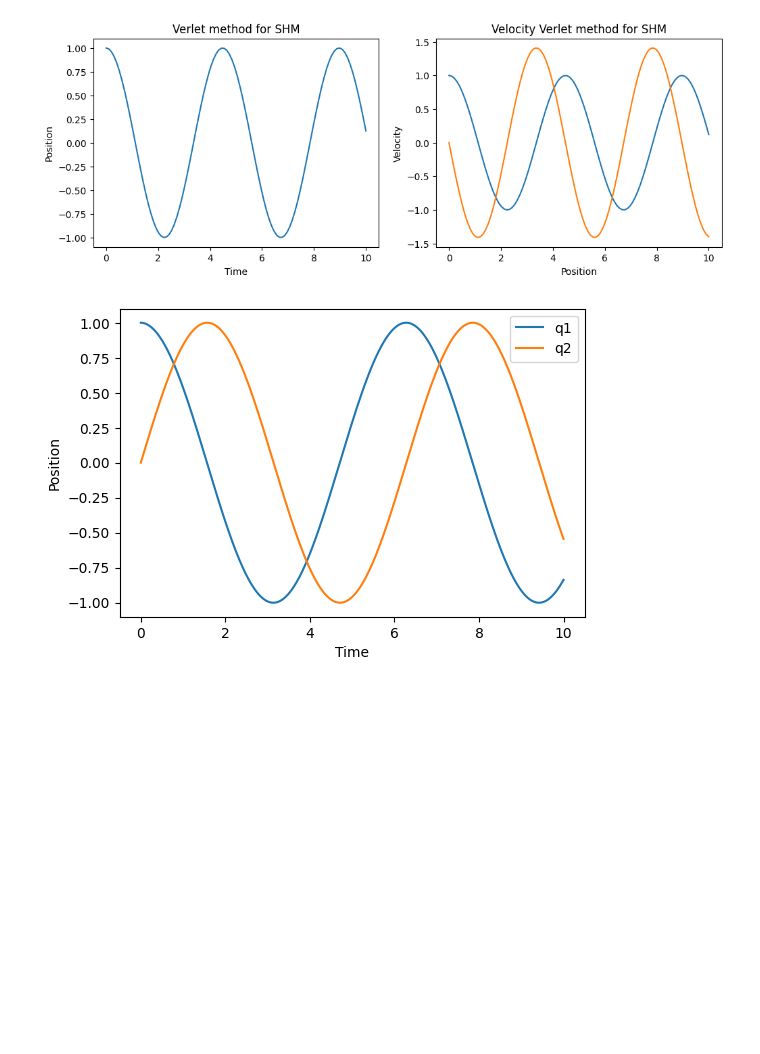
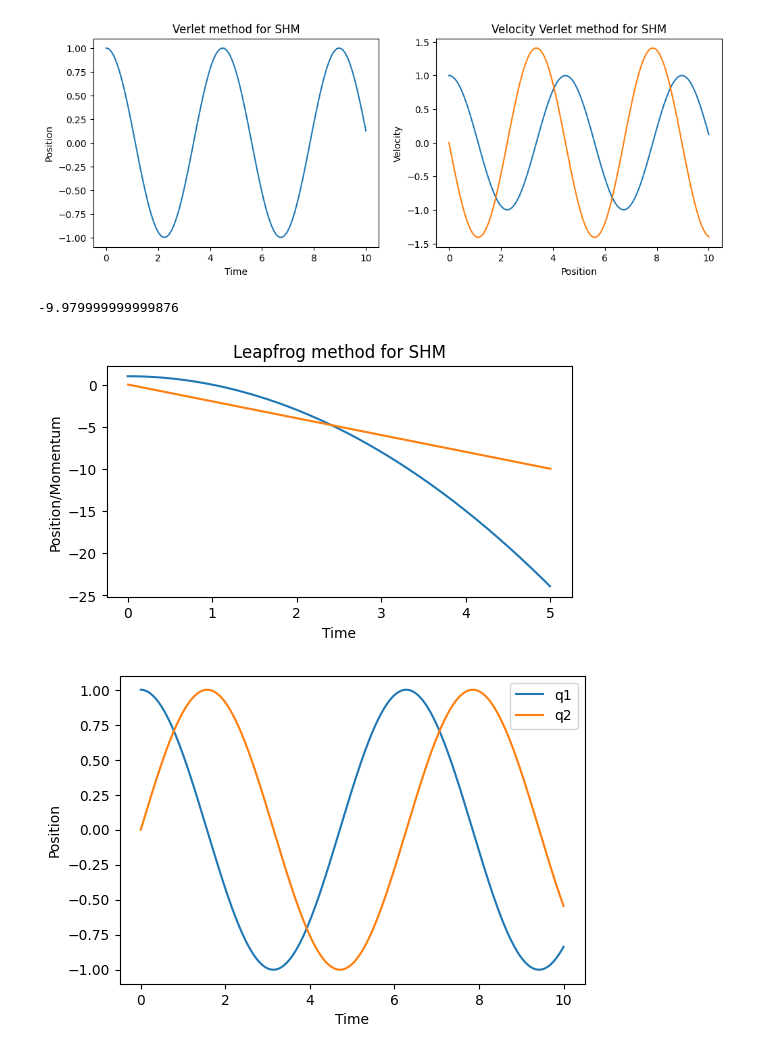
Before and after one commit to chandan-kumarsahu/P452-Computational-Physics, a Jupyter notebook: Midsem/tests_1.ipynb, the cells around one changed output. Drawn from its saved outputs; the diff is of its cells as text; code cells hidden in the pictures; blank space fills up the shorter version.

```diff
--- a/Midsem/tests_1.ipynb
+++ b/Midsem/tests_1.ipynb
@@ -622,6 +657,37 @@ plt.title('Velocity Verlet method for SHM')
 plt.show()
 # %% [output]
 [figure]
+# %%
+# Example force function
+def force(t):
+    # Example: Simple harmonic oscillator force
+    k = 2.0  # Spring constant
+    return -k
+
+# Example initial conditions
+initial_position = 1.0
+initial_momentum = 0.0
+time_step = 0.01
+final_time = 5.0
+
+# Use leapfrogn function to simulate motion
+time_positions, time_momenta, positions, momenta, final_momentum = leap_frog(force, initial_position, initial_momentum, time_step, final_time)
+
+print(final_momentum)
+
+# Plot the phase space diagram
+plt.figure(figsize=(6,3))
+# plt.subplot(1, 2, 1)
+plt.plot(time_positions, positions, label='Position')
+plt.plot(time_momenta, momenta, label='Momentum')
+plt.xlabel('Time')
+plt.ylabel('Position/Momentum')
+plt.title('Leapfrog method for SHM')
+
+plt.show()
+# %% [output]
+-9.979999999999876
+[figure, added]
 # %%
 # Example usage:
 # Define your Hamiltonian and its gradient
```
Also changed, not shown: parts of 4 cells of this notebook, 1 other file.
